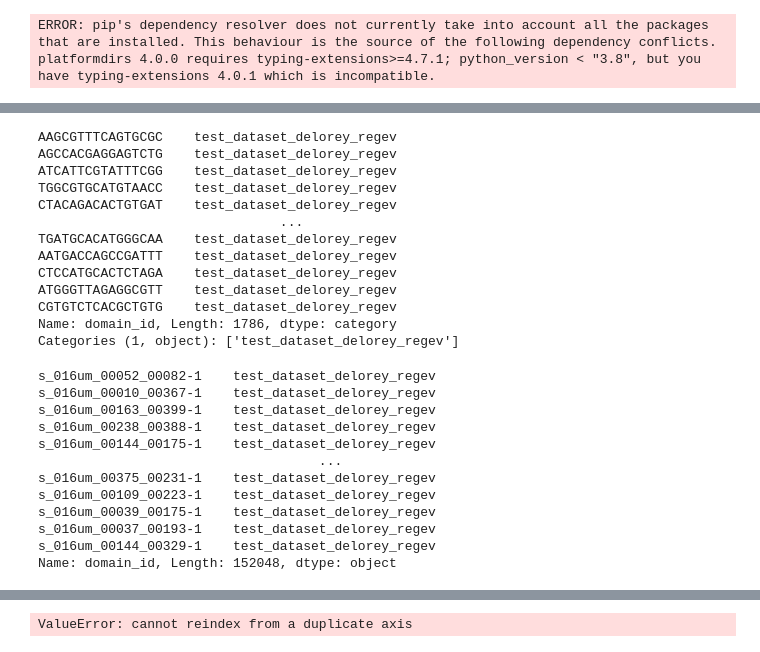
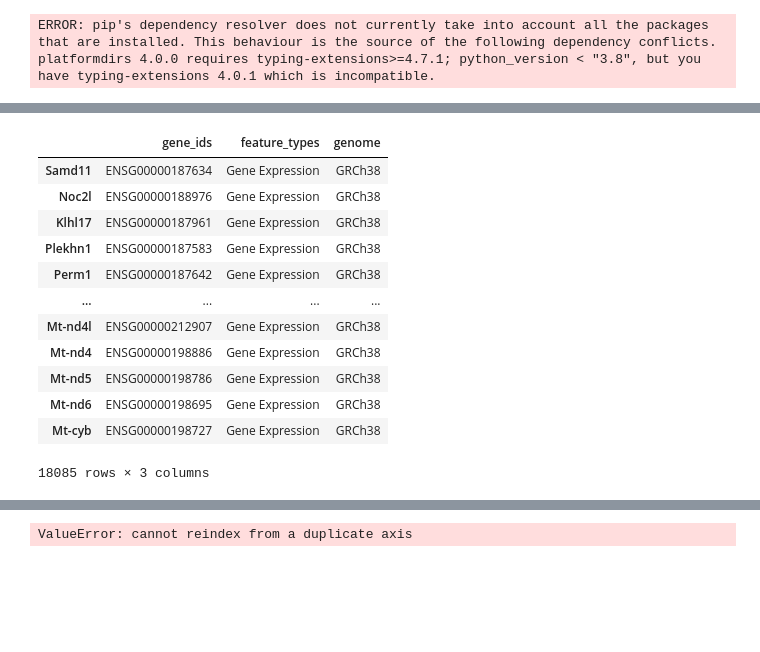
Before and after one commit to Rafael-Silva-Oliveira/STNav, a Jupyter notebook: notebooks/experimental/st_sc_deconv/tutorial1_seq.ipynb, the cells around one changed output, grey strips where cells are left out. Drawn from its saved outputs; the diff is of its cells as text; code cells hidden in the pictures; blank space fills up the shorter version.

```diff
--- a/notebooks/experimental/st_sc_deconv/tutorial1_seq.ipynb
+++ b/notebooks/experimental/st_sc_deconv/tutorial1_seq.ipynb
@@ -178,36 +115,19 @@ adata_rna.obs.rename(columns={'source': 'domain_id'}, inplace=True)
-# %%
-adata_seqfish.obs.rename(columns={'source': 'domain_id'}, inplace=True)
-# %%
-adata_rna.obs["domain_id"]
-# %% [output]
-AAGCGTTTCAGTGCGC    test_dataset_delorey_regev
-AGCCACGAGGAGTCTG    test_dataset_delorey_regev
-ATCATTCGTATTTCGG    test_dataset_delorey_regev
-TGGCGTGCATGTAACC    test_dataset_delorey_regev
-CTACAGACACTGTGAT    test_dataset_delorey_regev
-                               ...
-TGATGCACATGGGCAA    test_dataset_delorey_regev
-AATGACCAGCCGATTT    test_dataset_delorey_regev
-CTCCATGCACTCTAGA    test_dataset_delorey_regev
-ATGGGTTAGAGGCGTT    test_dataset_delorey_regev
-CGTGTCTCACGCTGTG    test_dataset_delorey_regev
-Name: domain_id, Length: 1786, dtype: category
-Categories (1, object): ['test_dataset_delorey_regev']
-# %%
-adata_seqfish.obs["domain_id"]
-# %% [output]
-s_016um_00052_00082-1    test_dataset_delorey_regev
-s_016um_00010_00367-1    test_dataset_delorey_regev
-s_016um_00163_00399-1    test_dataset_delorey_regev
-s_016um_00238_00388-1    test_dataset_delorey_regev
-s_016um_00144_00175-1    test_dataset_delorey_regev
-                                    ...
-s_016um_00375_00231-1    test_dataset_delorey_regev
-s_016um_00109_00223-1    test_dataset_delorey_regev
-s_016um_00039_00175-1    test_dataset_delorey_regev
-s_016um_00037_00193-1    test_dataset_delorey_regev
-s_016um_00144_00329-1    test_dataset_delorey_regev
-Name: domain_id, Length: 152048, dtype: object
 # %%
 adata_seqfish.var_names_make_unique()
 adata_rna.var_names_make_unique()
+# %%
+adata_seqfish.var
+# %% [output]
+|  | gene_ids | feature_types | genome |
+| Samd11 | ENSG00000187634 | Gene Expression | GRCh38 |
+| Noc2l | ENSG00000188976 | Gene Expression | GRCh38 |
+| Klhl17 | ENSG00000187961 | Gene Expression | GRCh38 |
+| Plekhn1 | ENSG00000187583 | Gene Expression | GRCh38 |
+| Perm1 | ENSG00000187642 | Gene Expression | GRCh38 |
+| ... | ... | ... | ... |
+| Mt-nd4l | ENSG00000212907 | Gene Expression | GRCh38 |
+| Mt-nd4 | ENSG00000198886 | Gene Expression | GRCh38 |
+| Mt-nd5 | ENSG00000198786 | Gene Expression | GRCh38 |
+| Mt-nd6 | ENSG00000198695 | Gene Expression | GRCh38 |
+| Mt-cyb | ENSG00000198727 | Gene Expression | GRCh38 |
+18085 rows × 3 columns
```
Also changed, not shown: parts of 46 cells of this notebook, 7 other files.
